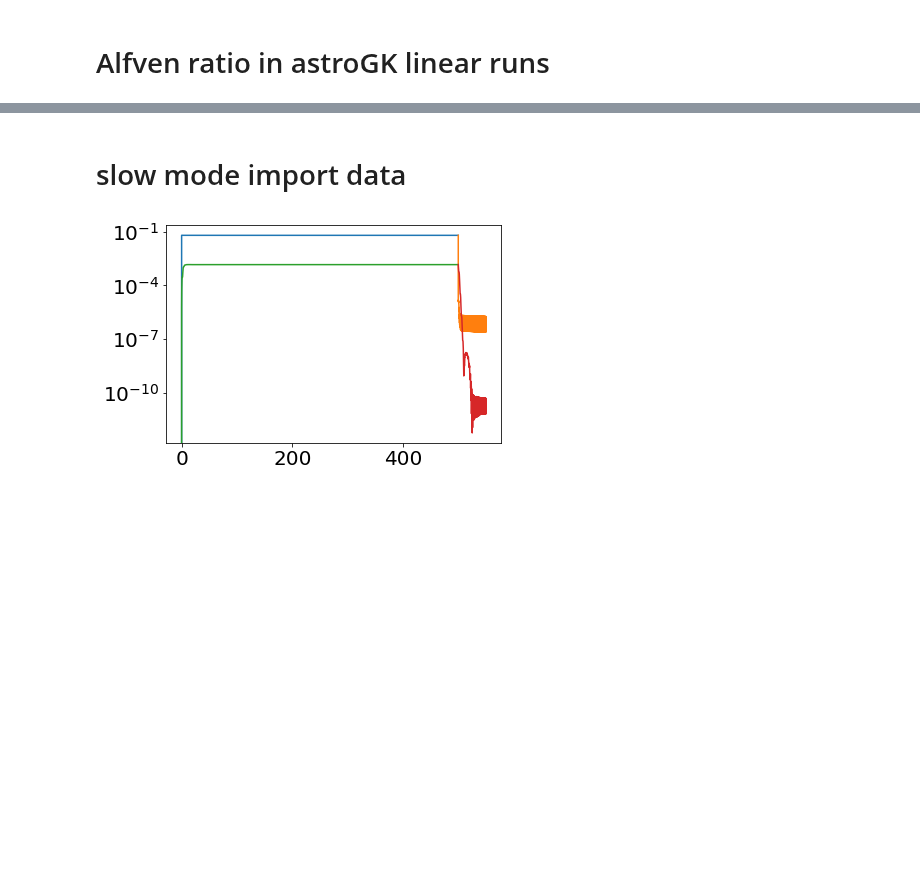
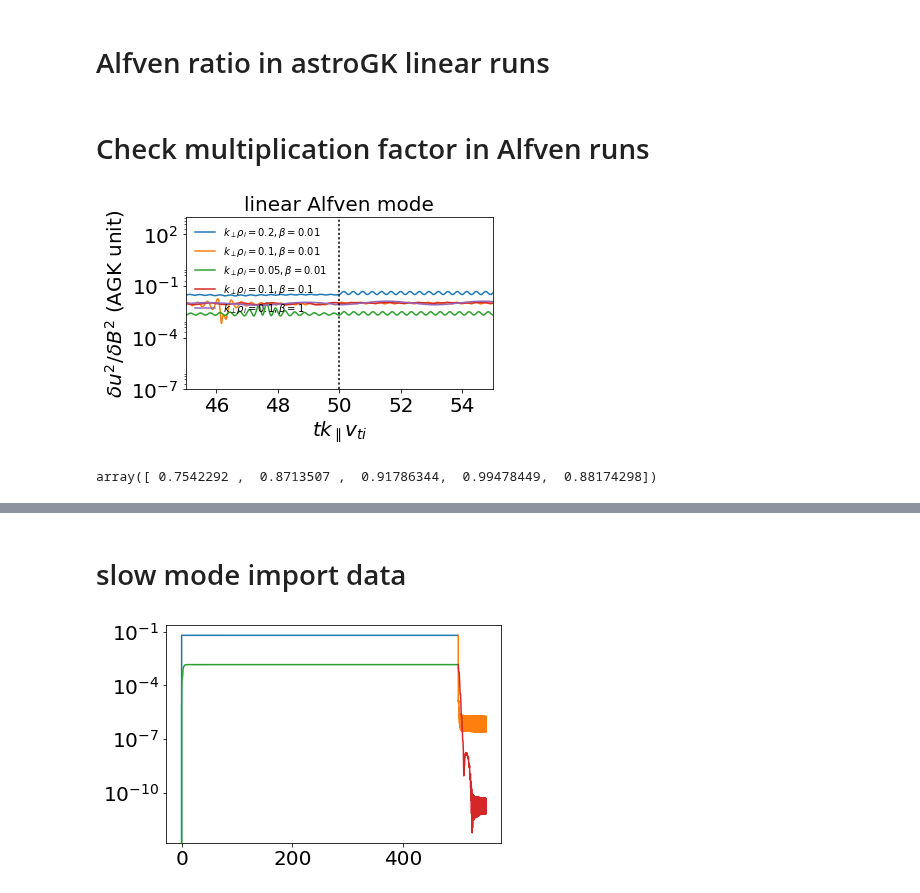
Before and after one commit to YuguangTong/Fourier-Laplace-plasma-response-in-driven-Gyrokinetics, a Jupyter notebook: python/Draft/Draft_20180126.ipynb, the cells around one changed output, grey strips where cells are left out. Drawn from its saved outputs; the diff is of its cells as text; code cells hidden in the pictures; blank space fills up the shorter version.

```diff
--- a/python/Draft/Draft_20180126.ipynb
+++ b/python/Draft/Draft_20180126.ipynb
@@ -15,3 +15,5 @@ mpl.rcParams['axes.titlesize'] = fs
 mpl.rcParams['xtick.labelsize'] = fs
 mpl.rcParams['ytick.labelsize'] = fs
 mpl.rcParams['legend.fontsize'] = fs-2
+# %% [markdown]
+# Check multiplication factor in Alfven runs
@@ -17,0 +33,27 @@ mpl.rcParams['legend.fontsize'] = fs-2
+# %%
+mask = np.where(Eb[0] > 0)
+kperps_alfven = [.2, .1, .05, .1, .1]
+betas_alfven = [.01, .01, .01, .1, 1]
+ras_alfven = []
+for i in range(0, 10, 2):
+    ti, tiDecay = t[i][mask], t[i+1]
+    ra, raDecay = Eup[i][mask]/Eb[i][mask], Eup[i+1]/Eb[i+1]
+    ras_alfven.append(np.mean(ra[-50:]))
+    plt.plot(np.append(ti, tiDecay), np.append(ra, raDecay),
+             label=r'$k_\perp \rho_i = {0:.2g}, \beta={1:.2g}$'.format(kperps_alfven[i//2], betas_alfven[i//2]))
+plt.yscale('log')
+plt.xlabel(r'$tk_\parallel v_{ti}$')
+plt.ylabel(r'$\delta u^2/\delta B^2$ (AGK unit)')
+plt.xlim([45, 55])
+plt.axvline(50, linestyle='dotted', color='k')
+plt.legend(loc='best', frameon=False, fontsize=10)
+plt.ylim([1e-7, 1e3])
+plt.title(r'linear Alfven mode')
+plt.tight_layout()
+# plt.savefig('../figures/lin_agk_alfven_ra.png')
+# %% [output]
+[figure, added]
+# %%
+np.array(ras_alfven) / np.array(kperps_alfven)**2
+# %% [output]
+array([ 0.7542292 ,  0.8713507 ,  0.91786344,  0.99478449,  0.88174298])
```
Also changed, not shown: parts of 9 cells of this notebook, 5 other files.
